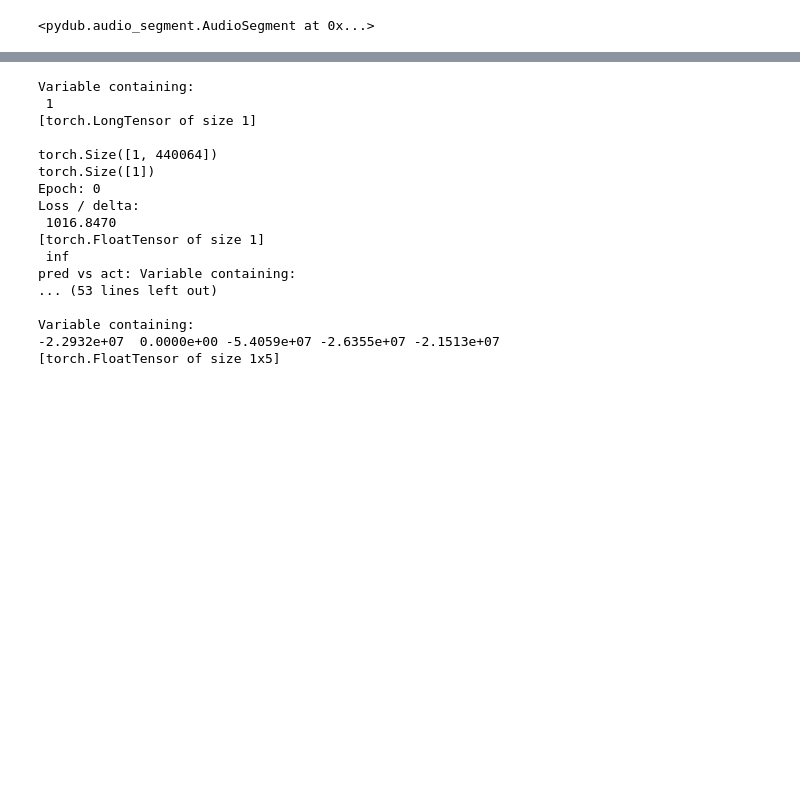
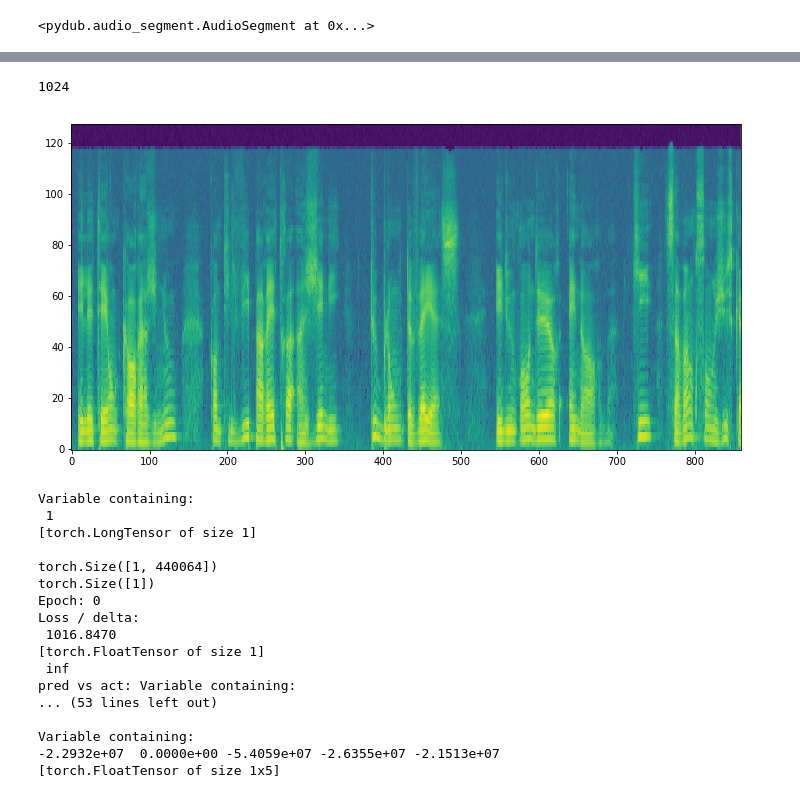
Before and after one commit to dhpollack/spokenlanguages, a Jupyter notebook: test.ipynb, the cells around one changed output, grey strips where cells are left out. Cells and saved outputs as stored; diff of their text form; code cells hidden in the pictures; blank space fills up the shorter version.

```diff
--- a/test.ipynb
+++ b/test.ipynb
@@ -36,3 +39,19 @@ print(data.shape, song_label_np.shape)
+# %%
+import librosa
+sig, sample_rate = librosa.core.load(song_fp, sr=None)
+wsize = 2 ** 10
+print(wsize)
+#wsize = 900
+hsize = wsize // 2
+IMG_SIZE = (12, 6)
+S_mel = librosa.feature.melspectrogram(np.trim_zeros(sig), sr=sample_rate, n_fft=wsize, hop_length=hsize, n_mels=128)
+fig1, ax1 = plt.subplots(figsize=IMG_SIZE)
+ax1.imshow(np.log10(S_mel), interpolation='nearest',
+                    aspect='auto', origin="lower")
+plt.show()
+# %% [output]
+1024
+[figure, added]
 # %%
 # http://pytorch.org/tutorials/beginner/pytorch_with_examples.html#nn-module
 
```
Also changed, not shown: parts of 1 cell of this notebook, 6 other files.
